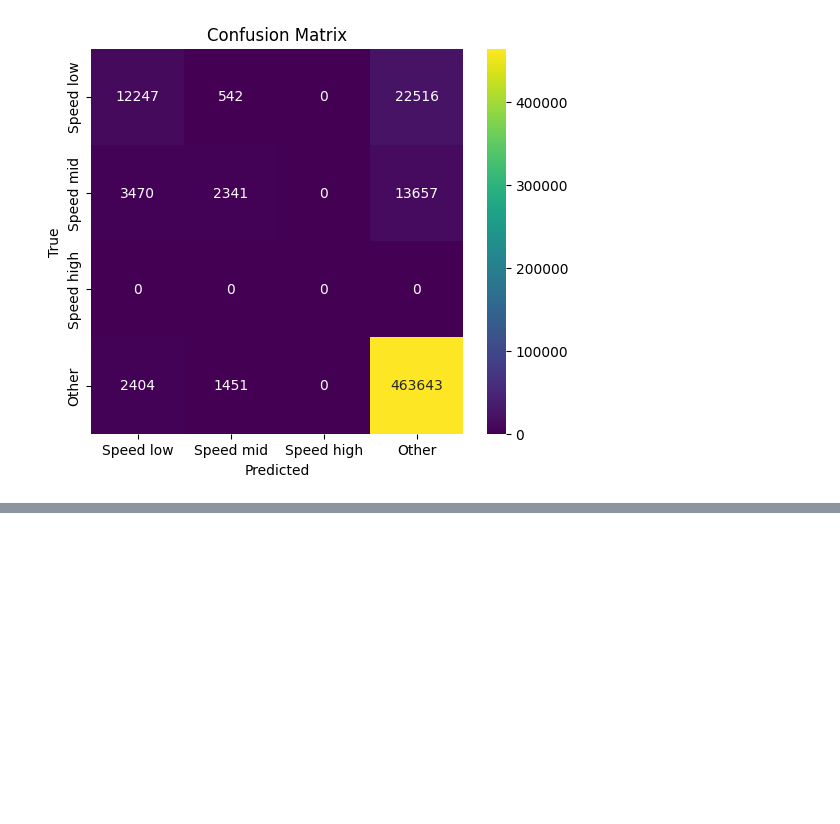
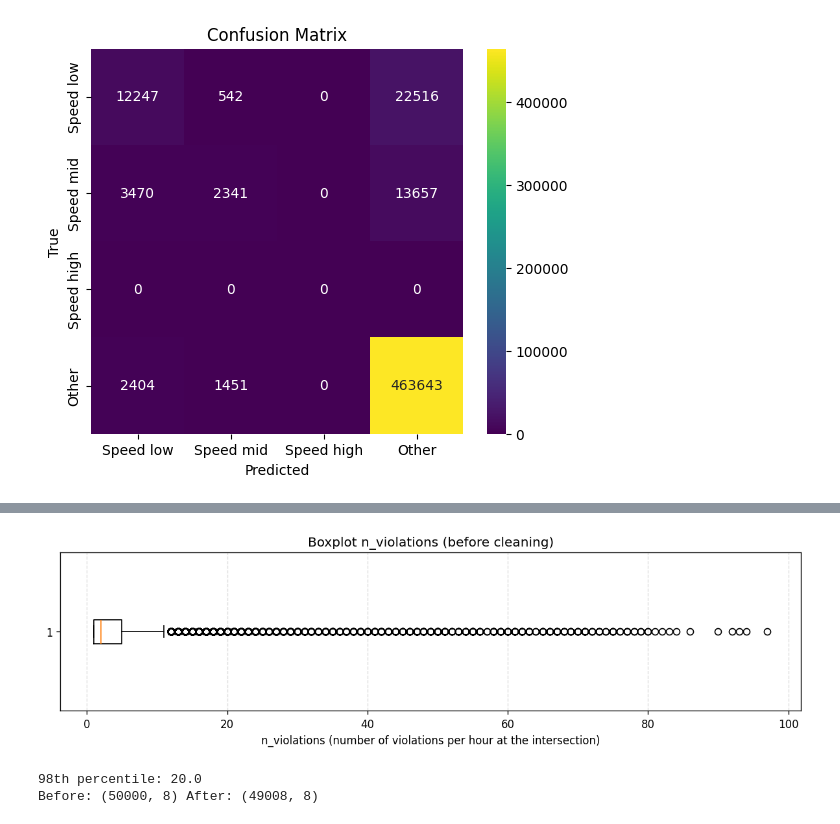
Before and after one commit to s-bye/Kyrgyzstan-traffic, a Jupyter notebook: baiastan_v.ipynb, the cells around one changed output, grey strips where cells are left out. Cells and saved outputs as stored; diff of their text form; code cells hidden in the pictures; blank space fills up the shorter version.

```diff
--- a/baiastan_v.ipynb
+++ b/baiastan_v.ipynb
@@ -1146,0 +1202,28 @@ plt.show()
+# %%
+values = agg['n_violations']
+
+fig, ax = plt.subplots(figsize=(10, 3), dpi=120)
+
+ax.boxplot(values, vert=False, showfliers=True)
+
+ax.set_xlabel('n_violations (number of violations per hour at the intersection)')
+ax.set_title('Boxplot n_violations (before cleaning)')
+
+ax.grid(True, axis='x', linestyle='--', alpha=0.4)
+
+plt.tight_layout()
+plt.show()
+# %% [output]
+[figure, added]
+# %%
+values = agg['n_violations'].values
+
+q99 = np.quantile(values, 0.98)
+print("98th percentile:", q99)
+
+agg_trim = agg[agg['n_violations'] <= q99].copy()
+
+print("Before:", agg.shape, "After:", agg_trim.shape)
+# %% [output]
+98th percentile: 20.0
+Before: (50000, 8) After: (49008, 8)
```
Also changed, not shown: parts of 21 cells of this notebook.
